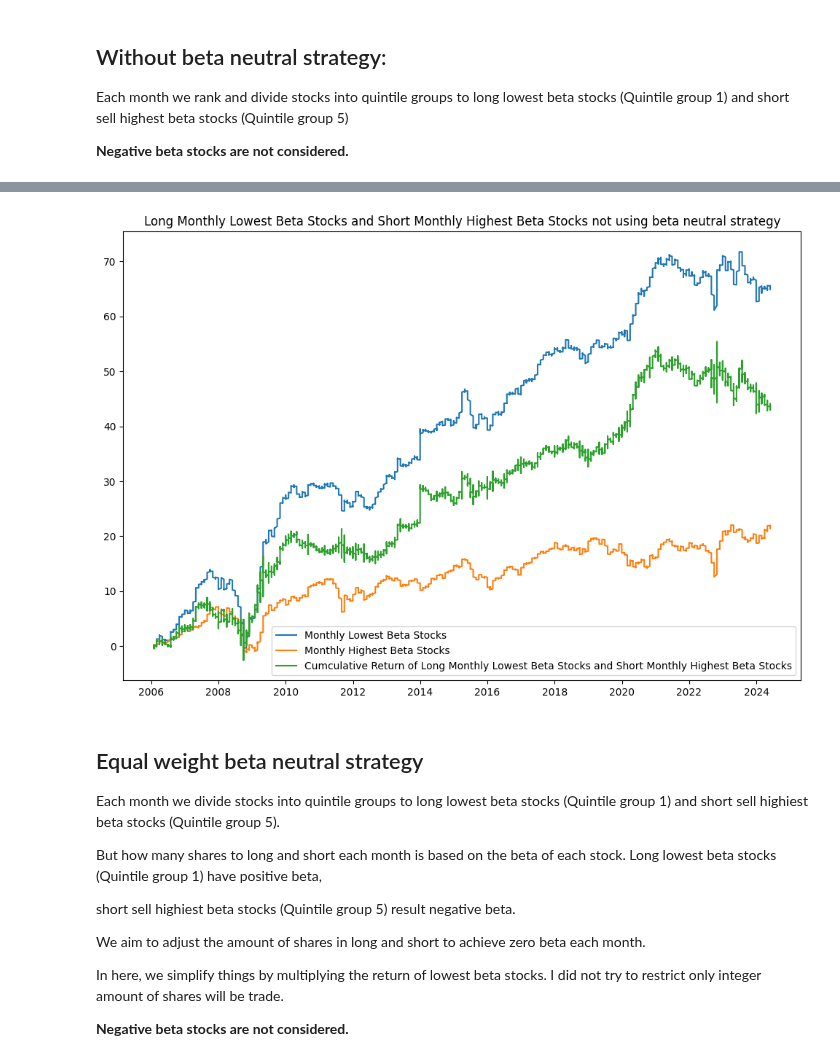
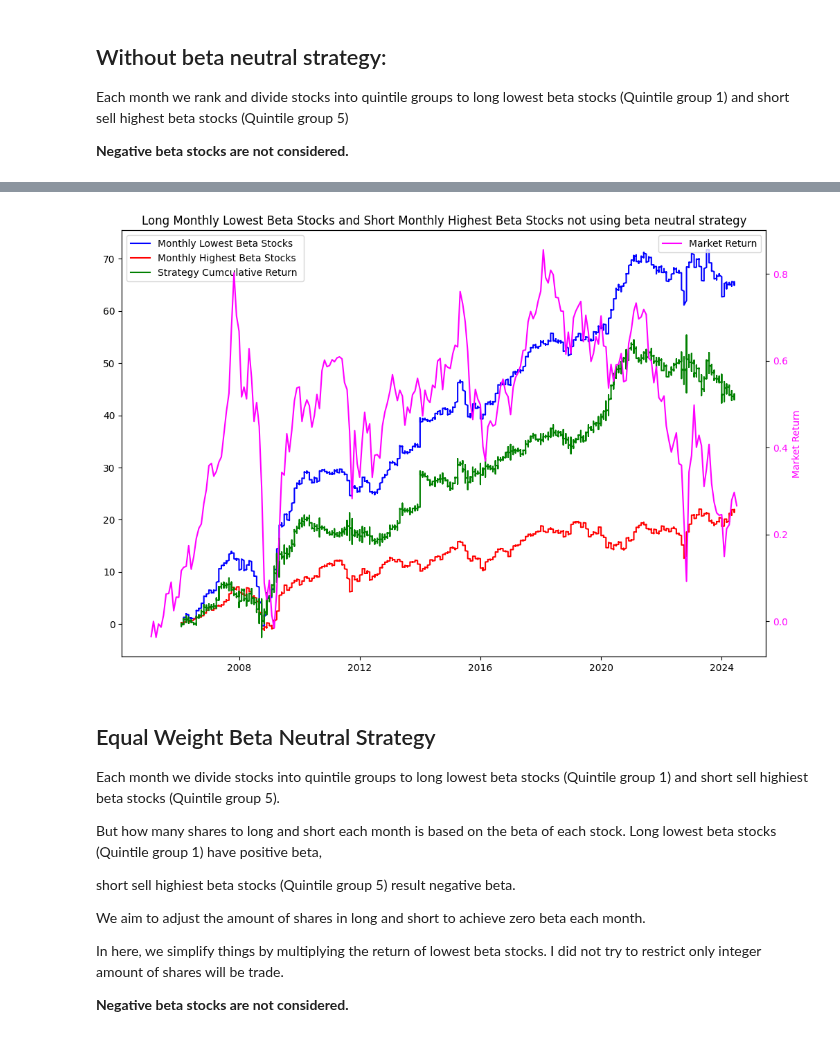
Before and after one commit to vd1371/AcademicQuantLab, a Jupyter notebook: Momentum/bet_against_beta_HK.ipynb, the cells around one changed output, grey strips where cells are left out. Drawn from its saved outputs; the diff is of its cells as text; code cells hidden in the pictures.

Commit message:
Update bet_against_beta_HK with better plots

```diff
--- a/Momentum/bet_against_beta_HK.ipynb
+++ b/Momentum/bet_against_beta_HK.ipynb
@@ -164,13 +164,20 @@ Each month we rank and divide stocks into quintile groups to long lowest beta st
 # %%
 short_position = trade.loc[trade["rank"]==5, "next_month_return"].cumsum()
 long_position = trade.loc[trade["rank"]==1, "next_month_return"].cumsum()
-plt.figure(figsize = (12,8))
-plt.plot(long_position, label = "Monthly Lowest Beta Stocks")
-plt.plot(short_position, label = "Monthly Highest Beta Stocks")
+
+fig, ax1 = plt.subplots(figsize=(12, 8))
+ax1.plot(long_position, label = "Monthly Lowest Beta Stocks", color ="blue")
+ax1.plot(short_position, label = "Monthly Highest Beta Stocks", color ="red")
 cumculative_return = long_position - short_position
+ax1.plot(cumculative_return, label = "Strategy Cumculative Return ", color= "green")
+ax1.legend()
 
-plt.plot(cumculative_return, label = "Cumculative Return of Long Monthly Lowest Beta Stocks and Short Monthly Highest Beta Stocks")
-plt.legend()
+ax2 = ax1.twinx()
+market_return = hsi["this_month_return"].cumsum()
+ax2.plot(market_return,label = "Market Return", color="fuchsia")
+ax2.set_ylabel("Market Return",color="fuchsia")
+ax2.tick_params(axis='y', labelcolor='fuchsia')
+ax2.legend()
 plt.title("Long Monthly Lowest Beta Stocks and Short Monthly Highest Beta Stocks not using beta neutral strategy")
 risk = pd.concat([trade.loc[trade["rank"]==5, "next_month_return"],
                   trade.loc[trade["rank"]==1, "next_month_return"]]).std()
@@ -181,6 +188,6 @@ Sharpe Ratio is : 0.2647542743784382
-[figure, old version]
+[figure, new version]
 # %% [markdown]
-## Equal weight beta neutral strategy
+## Equal Weight Beta Neutral Strategy
 
 Each month we divide stocks into quintile groups to long lowest beta stocks (Quintile group 1) and short sell highiest beta stocks (Quintile group 5).
 
```
Also changed, not shown: parts of 5 cells of this notebook.
